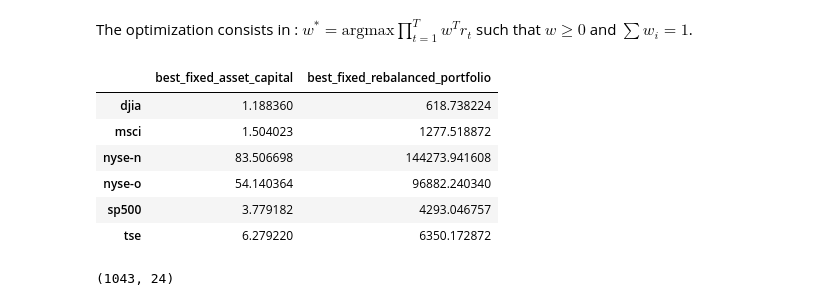
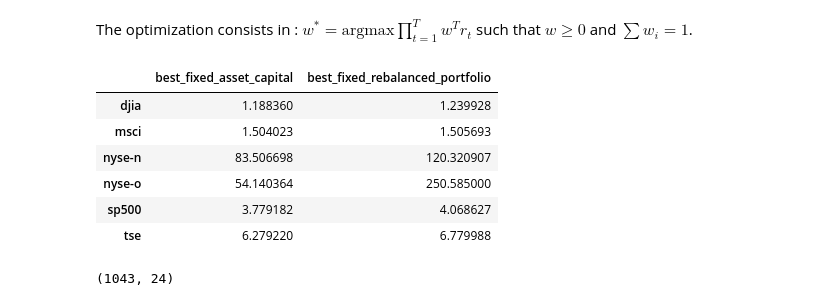
Before and after one commit to AugustinCablant/3A-class, a Jupyter notebook: Sequential Learning/notebook_portfolio.ipynb, the cells around one changed output. Cells and saved outputs as stored; diff of their text form; code cells hidden in the pictures.

```diff
--- a/Sequential Learning/notebook_portfolio.ipynb
+++ b/Sequential Learning/notebook_portfolio.ipynb
@@ -83,42 +83,43 @@ import cvxpy as cp  # convec optimisation library
 
 data_names = ["djia","msci","nyse-n","nyse-o","sp500","tse"]
 best_fixed_asset_capital = []
 best_fixed_rebalanced_portfolio = []
 
 for i in range(6):
     name = data_names[i]
     dataset = pd.read_csv("data/"+name+".csv",header = None)
     T, k = dataset.shape
     dataset1 = dataset.copy()
     dataset2 = dataset.copy()
+
     # First part of the question
     dataset1.loc["final_capital"] = dataset1.prod(axis=0)
     best_fixed_asset_capital.append(dataset1.loc["final_capital"].max())
+
     # Second part of the question
     w = cp.Variable(k)
     constraints = [cp.sum(w) == 1, w >= 0]
-    dataset2 = dataset2.cumprod(axis=0)
     R = dataset2.to_numpy()
     objective = cp.Maximize(cp.sum(cp.log(R @ w)))
     problem = cp.Problem(objective=objective, constraints=constraints)
-    problem.solve()
+    problem.solve(verbose=False)
     w_star = w.value
-    best_fixed_rebalanced_portfolio.append(np.sum(R @ w_star))
+    best_fixed_rebalanced_portfolio.append(np.prod(R @ w_star))
 
 df = pd.DataFrame(
     index=data_names,
     columns=["best_fixed_asset_capital", "best_fixed_rebalanced_portfolio"],
     data=list(zip(best_fixed_asset_capital, best_fixed_rebalanced_portfolio))
 )
 df
 # %% [output]
 |  | best_fixed_asset_capital | best_fixed_rebalanced_portfolio |
-| djia | 1.188360 | 618.738224 |
-| msci | 1.504023 | 1277.518872 |
-| nyse-n | 83.506698 | 144273.941608 |
-| nyse-o | 54.140364 | 96882.240340 |
-| sp500 | 3.779182 | 4293.046757 |
-| tse | 6.279220 | 6350.172872 |
+| djia | 1.188360 | 1.239928 |
+| msci | 1.504023 | 1.505693 |
+| nyse-n | 83.506698 | 120.320907 |
+| nyse-o | 54.140364 | 250.585000 |
+| sp500 | 3.779182 | 4.068627 |
+| tse | 6.279220 | 6.779988 |
 # %%
 dataset = pd.read_csv("data/"+"msci"+".csv",header = None)
 dataset.shape
```
Also changed, not shown: parts of 5 cells of this notebook.
